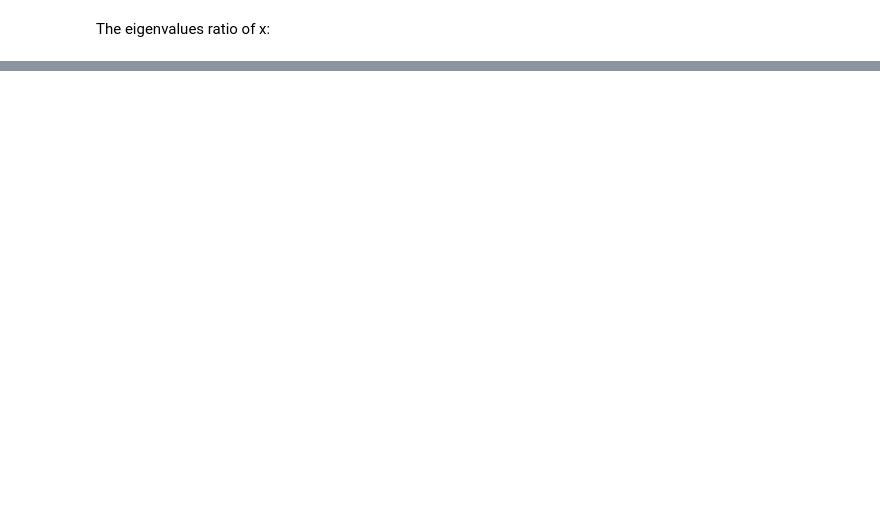
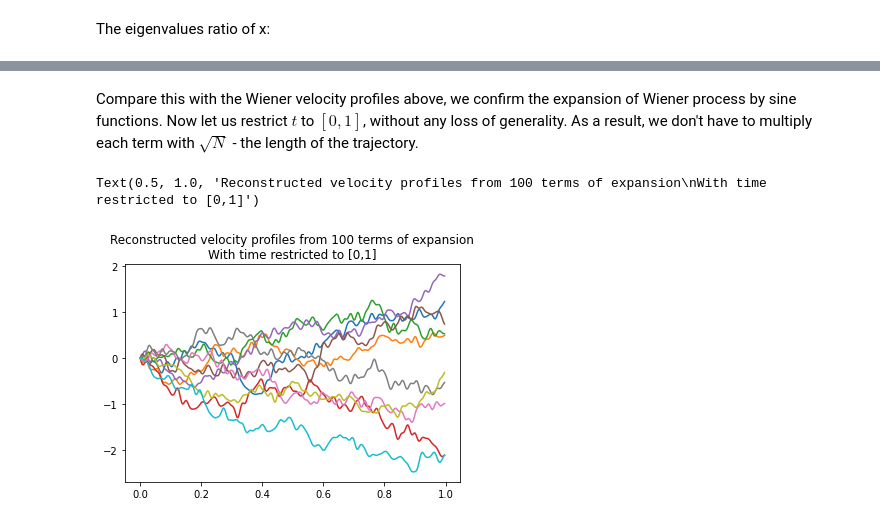
Before and after one commit to thinhhoang95/anomaly-detection-ngsim2, a Jupyter notebook: pwms_spherical/potato.ipynb, the cells around one changed output, grey strips where cells are left out. Drawn from its saved outputs; the diff is of its cells as text; code cells hidden in the pictures; blank space fills up the shorter version.

```diff
--- a/pwms_spherical/potato.ipynb
+++ b/pwms_spherical/potato.ipynb
@@ -89,0 +100,16 @@ for r in range(length_of_trajs):
+# %% [markdown]
+Compare this with the Wiener velocity profiles above, we confirm the expansion of Wiener process by sine functions. Now let us restrict $t$ to $[0,1]$, without any loss of generality. As a result, we don't have to multiply each term with $\sqrt{N}$ - the length of the trajectory.
+# %%
+wiener = np.zeros((num_of_trajs, length_of_trajs))
+wiener_terms = 100
+t = np.arange(length_of_trajs)/length_of_trajs
+for k in range(wiener_terms):
+    for i in range(num_of_trajs):
+        Ak = norm.rvs(scale=1/((k+0.5)*np.pi))
+        wiener[i,:] += Ak * np.sqrt(2) * np.sin((k+0.5)*np.pi*t)
+for i in trajs_to_plot:
+    plt.plot(t, wiener[i,:])
+plt.title('Reconstructed velocity profiles from {:d} terms of expansion\nWith time restricted to [0,1]'.format(wiener_terms))
+# %% [output]
+Text(0.5, 1.0, 'Reconstructed velocity profiles from 100 terms of expansion\nWith time restricted to [0,1]')
+[figure, added]
```
Also changed, not shown: parts of 41 cells of this notebook.
